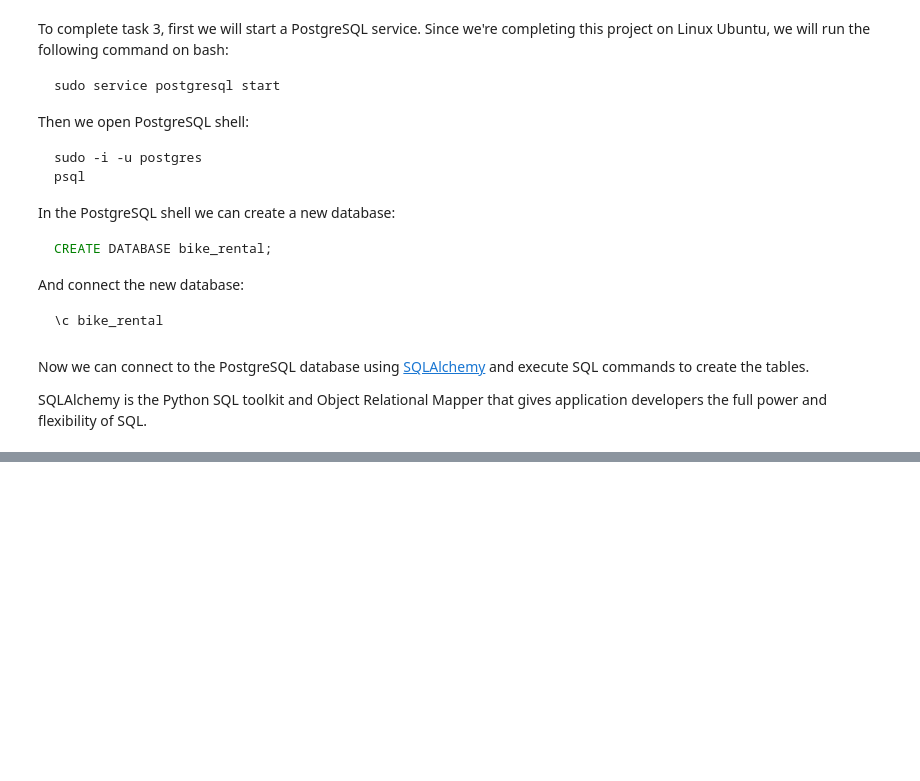
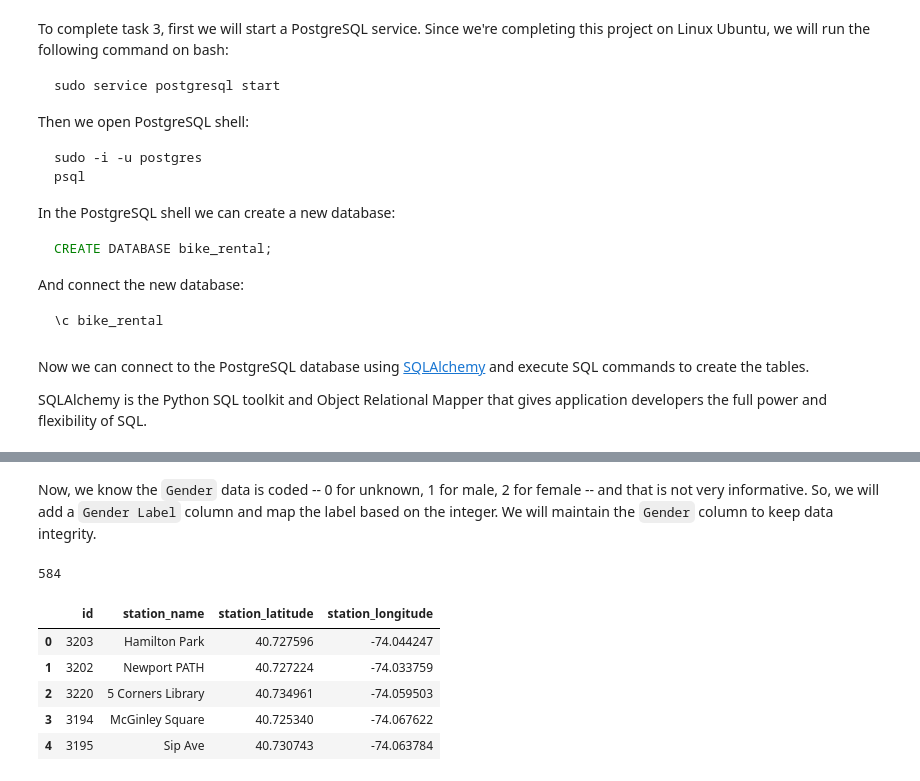
Before and after one commit to JamieSDavis/codecademy_stuff, a Jupyter notebook: Data/bike_rental/Bike Rental Project.ipynb, the cells around one changed output, grey strips where cells are left out. Saved outputs shown, nothing was run; the diff lists cells and outputs as text; code cells hidden in the pictures; blank space fills up the shorter version.

```diff
--- a/Data/bike_rental/Bike Rental Project.ipynb
+++ b/Data/bike_rental/Bike Rental Project.ipynb
@@ -576,0 +611,49 @@ with engine.connect() as connection:
+# %% [markdown]
+Now, we know the `Gender` data is coded -- 0 for unknown, 1 for male, 2 for female -- and that is not very informative. So, we will add a `Gender Label` column and map the label based on the integer. We will maintain the `Gender` column to keep data integrity.
+# %%
+# Add gender_label column
+gender_mapping = {0: 'unknown', 1: 'male', 2: 'female'}
+bike_data['Gender Label'] = bike_data['Gender'].map(gender_mapping)
+
+# Insert data into stations table
+stations_data = bike_data[['Start Station ID', 'Start Station Name', 'Start Station Latitude', 'Start Station Longitude']].drop_duplicates()
+stations_data.columns = ['id', 'station_name', 'station_latitude', 'station_longitude']
+stations_data.to_sql('stations', engine, if_exists='append', index=False)
+
+# Insert data into bikes table
+bikes_data = bike_data[['Bike ID']].drop_duplicates()
+bikes_data.columns = ['id']
+bikes_data.to_sql('bikes', engine, if_exists='append', index=False)
+
+# Generate user_id and insert data into users table
+users_data = bike_data[['User Type', 'Birth Year', 'Gender', 'Gender Label']].drop_duplicates()
+users_data.reset_index(drop=True, inplace=True)
+users_data.reset_index(inplace=True)
+users_data.rename(columns={'index': 'id', 'User Type': 'user_type', 'Birth Year': 'birth_year', 'Gender': 'gender', 'Gender Label': 'gender_label'}, inplace=True)
+users_data.to_sql('users', engine, if_exists='append', index=False)
+
+# Insert data into weather table
+weather_data.to_sql('weather', engine, if_exists='append', index=False)
+
+# Insert data into trips table
+trips_data = bike_data[['Start Time', 'Stop Time', 'Trip Duration', 'Start Station ID', 'End Station ID', 'Bike ID', 'User Type', 'Birth Year', 'Gender']]
+trips_data.columns = ['start_time', 'stop_time', 'trip_duration', 'start_station_id', 'end_station_id', 'bike_id', 'user_type', 'birth_year', 'gender']
+
+# Merge to get user_id
+trips_data = trips_data.merge(users_data[['user_type', 'birth_year', 'gender', 'id']],
+                              left_on=['user_type', 'birth_year', 'gender'],
+                              right_on=['user_type', 'birth_year', 'gender'],
+                              how='left').drop(columns=['user_type', 'birth_year', 'gender'])
+trips_data.rename(columns={'id': 'user_id'}, inplace=True)
+trips_data.to_sql('trips', engine, if_exists='append', index=False)
+# %% [output]
+584
+# %%
+stations_data.head()
+# %% [output]
+|  | id | station_name | station_latitude | station_longitude |
+| 0 | 3203 | Hamilton Park | 40.727596 | -74.044247 |
+| 1 | 3202 | Newport PATH | 40.727224 | -74.033759 |
+| 2 | 3220 | 5 Corners Library | 40.734961 | -74.059503 |
+| 3 | 3194 | McGinley Square | 40.725340 | -74.067622 |
+| 4 | 3195 | Sip Ave | 40.730743 | -74.063784 |
```
Also changed, not shown: parts of 10 cells of this notebook.
